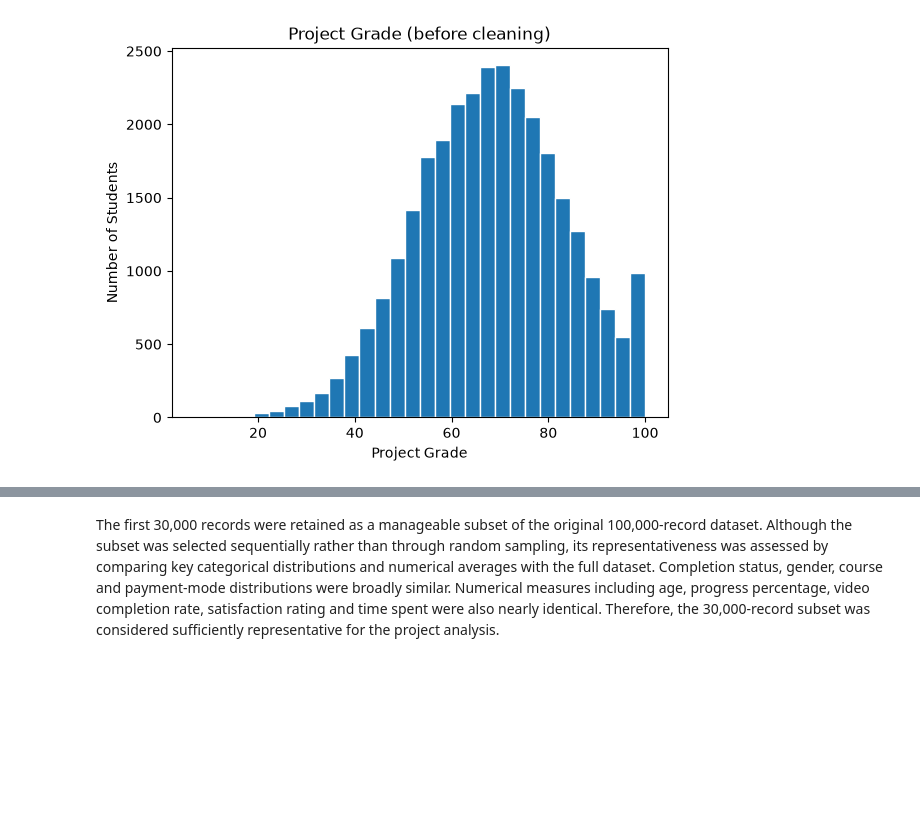
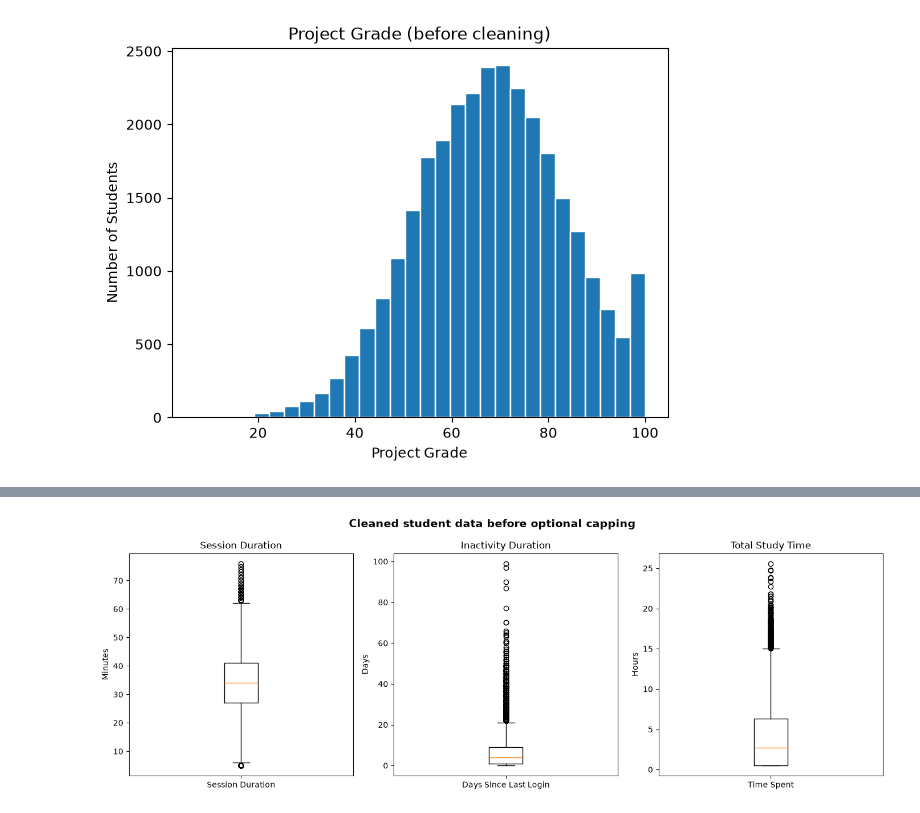
Before and after one commit to adithya-blip111/data_ai_project, a Jupyter notebook: src/data_ai_project.ipynb, the cells around one changed output, grey strips where cells are left out. Cells and saved outputs as stored; diff of their text form; code cells hidden in the pictures; blank space fills up the shorter version.

```diff
--- a/src/data_ai_project.ipynb
+++ b/src/data_ai_project.ipynb
@@ -1902,2 +1122,0 @@ print(numeric_comparison.to_string(index=False))
-# %% [markdown]
-The first 30,000 records were retained as a manageable subset of the original 100,000-record dataset. Although the subset was selected sequentially rather than through random sampling, its representativeness was assessed by comparing key categorical distributions and numerical averages with the full dataset. Completion status, gender, course and payment-mode distributions were broadly similar. Numerical measures including age, progress percentage, video completion rate, satisfaction rating and time spent were also nearly identical. Therefore, the 30,000-record subset was considered sufficiently representative for the project analysis.
@@ -1968,0 +1123,25 @@ print(data_dictionary.to_string(index=False))
+# %%
+# Create subplots for the student dataset metrics
+fig, axes = plt.subplots(1, 3, figsize=(14, 5))
+
+# Plot 1: Average Session Duration
+axes[0].boxplot(df_etl_clean["Average_Session_Duration_Min"].dropna(), tick_labels=["Session Duration"])
+axes[0].set_title("Session Duration")
+axes[0].set_ylabel("Minutes")
+
+# Plot 2: Days Since Last Login
+axes[1].boxplot(df_etl_clean["Days_Since_Last_Login"].dropna(), tick_labels=["Days Since Last Login"])
+axes[1].set_title("Inactivity Duration")
+axes[1].set_ylabel("Days")
+
+# Plot 3: Total Time Spent
+axes[2].boxplot(df_etl_clean["Time_Spent_Hours"].dropna(), tick_labels=["Time Spent"])
+axes[2].set_title("Total Study Time")
+axes[2].set_ylabel("Hours")
+
+# Adjust formatting and show plots
+plt.suptitle("Cleaned student data before optional capping", fontsize=14, weight='bold')
+plt.tight_layout()
+plt.show()
+# %% [output]
+[figure, added]
```
Also changed, not shown: parts of 92 cells of this notebook, 3 other files.
